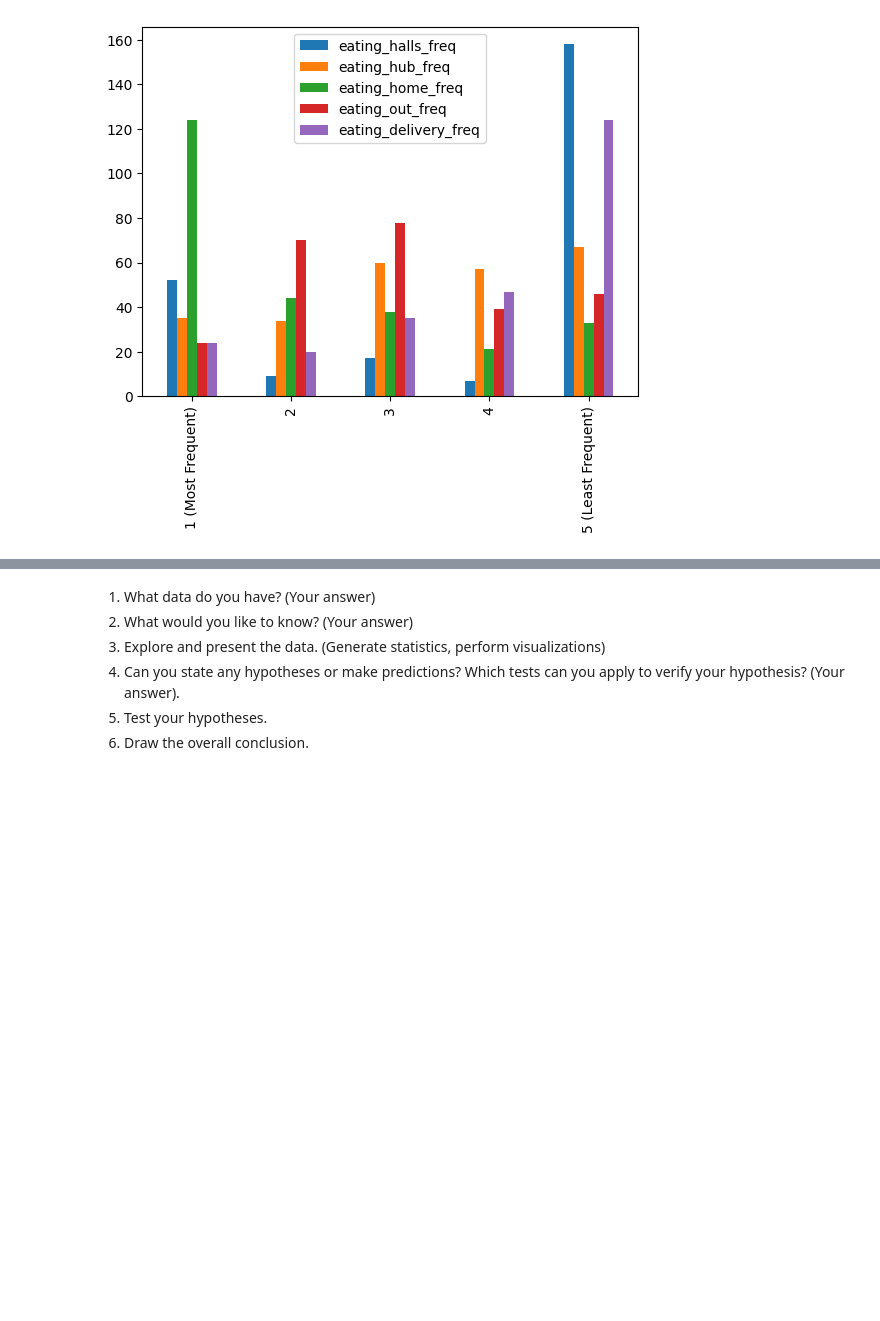
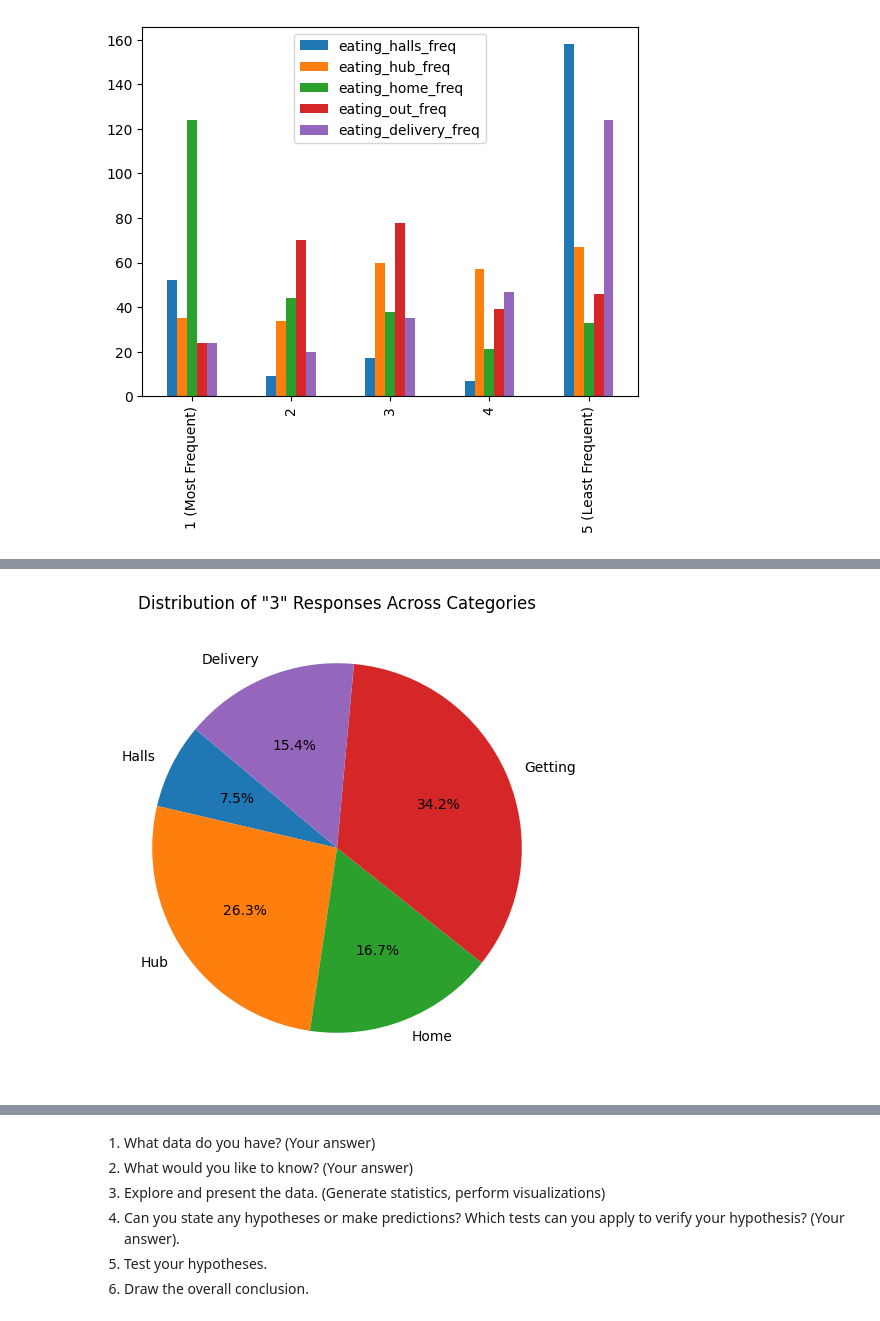
Before and after one commit to NiWong03/cs105lab5-6, a Jupyter notebook: OurProject.ipynb, the cells around one changed output, grey strips where cells are left out. Saved outputs shown, nothing was run; the diff lists cells and outputs as text; code cells hidden in the pictures; blank space fills up the shorter version.

```diff
--- a/OurProject.ipynb
+++ b/OurProject.ipynb
@@ -89 +58,31 @@ plt.show()
+# %%
+import matplotlib.pyplot as plt
+
+question_column_names = [
+    'Where do you usually get your food? (Rank from where you frequent most to least) [Glascow/Lothian (Dining Halls)]',
+    'Where do you usually get your food? (Rank from where you frequent most to least) [The Hub]',
+    'Where do you usually get your food? (Rank from where you frequent most to least) [At home/bring meal from home]',
+    'Where do you usually get your food? (Rank from where you frequent most to least) [Eating Out - Going and Getting]',
+    'Where do you usually get your food? (Rank from where you frequent most to least) [Food Delivery]'
+]
+
+question_labels = ['Halls', 'Hub', 'Home', 'Getting', 'Delivery']
+counts_of_threes = []
+
+for question_column_name in question_column_names:
+    value_counts = df[question_column_name].value_counts()
+    num_of_most_frequent = value_counts.get('3', 0)
+    counts_of_threes.append(num_of_most_frequent)
+
+# Plotting the pie chart
+plt.figure(figsize=(8, 6))  # Set the figure size
+plt.pie(counts_of_threes, labels=question_labels, autopct='%1.1f%%', startangle=140)
+
+# Adding title
+plt.title('Distribution of "3" Responses Across Categories')
+
+# Showing the plot
+plt.show()
+# %% [output]
+[figure, added]
 # %%
```
Also changed, not shown: parts of 28 cells of this notebook, 1 other file.
